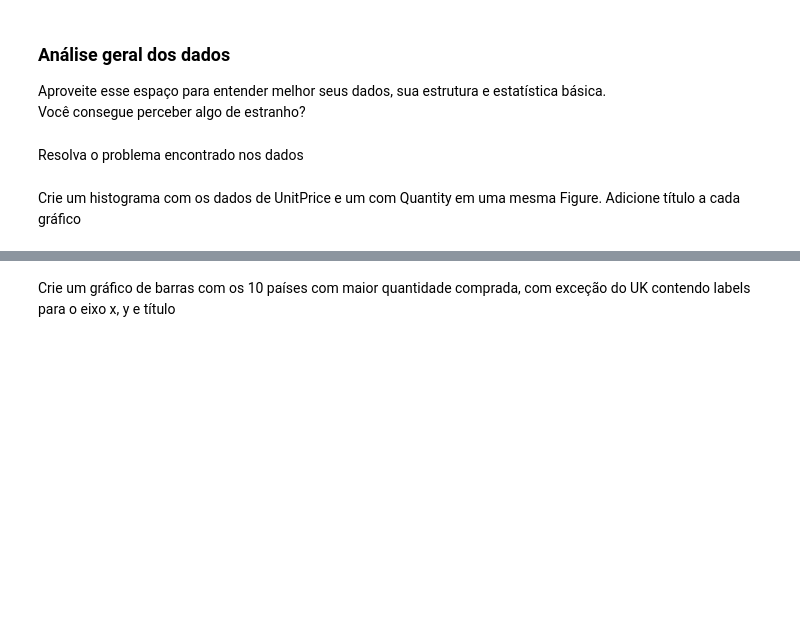
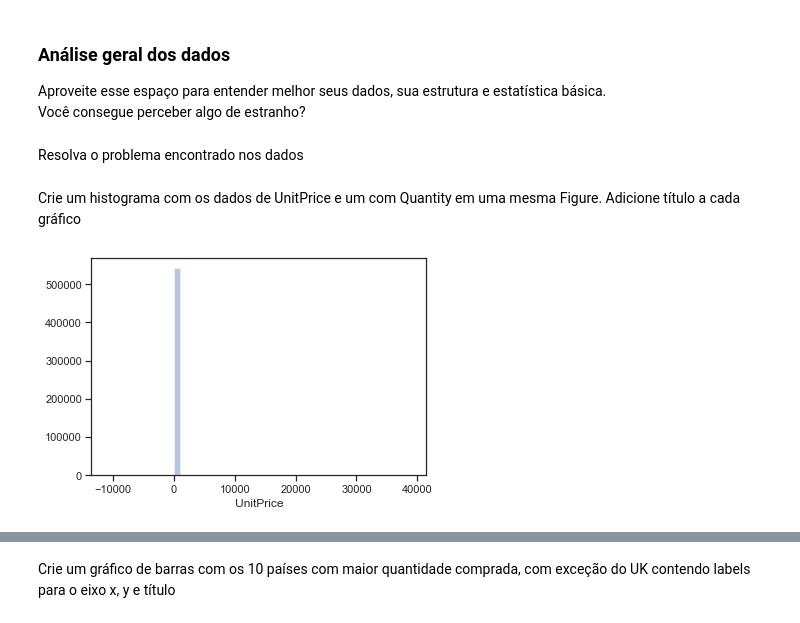
Before and after one commit to patriciacatandi/Lets_Code_Alunos, a Jupyter notebook: 02_Ferramentas_Programação/06_Exercicios/Online_Retail.ipynb, the cells around one changed output, grey strips where cells are left out. Cells and saved outputs as stored; diff of their text form; code cells hidden in the pictures; blank space fills up the shorter version.

```diff
--- a/02_Ferramentas_Programação/06_Exercicios/Online_Retail.ipynb
+++ b/02_Ferramentas_Programação/06_Exercicios/Online_Retail.ipynb
@@ -17,3 +17,6 @@ sns.set(style="ticks")
 ### Dataset
 Utilize os dados do arquivo em <a href="https://archive.ics.uci.edu/ml/datasets/online+retail">'data/Online_Retail.csv'</a> para esses exercícios.
 Obs: se encontrar um erro de utf-8 decode, adicione o `encoding = 'latin1'` na leitura dos dados.
+# %%
+df = pd.read_csv('data/Online_Retail.csv')
+df
@@ -25,3 +72,7 @@ Você consegue perceber algo de estranho?
 Resolva o problema encontrado nos dados
 # %% [markdown]
 Crie um histograma com os dados de UnitPrice e um com Quantity em uma mesma Figure. Adicione título a cada gráfico
+# %%
+sns.distplot(df["UnitPrice"], kde=False);
+# %% [output]
+[figure, added]
```
Also changed, not shown: parts of 12 cells of this notebook, 7 other files.
